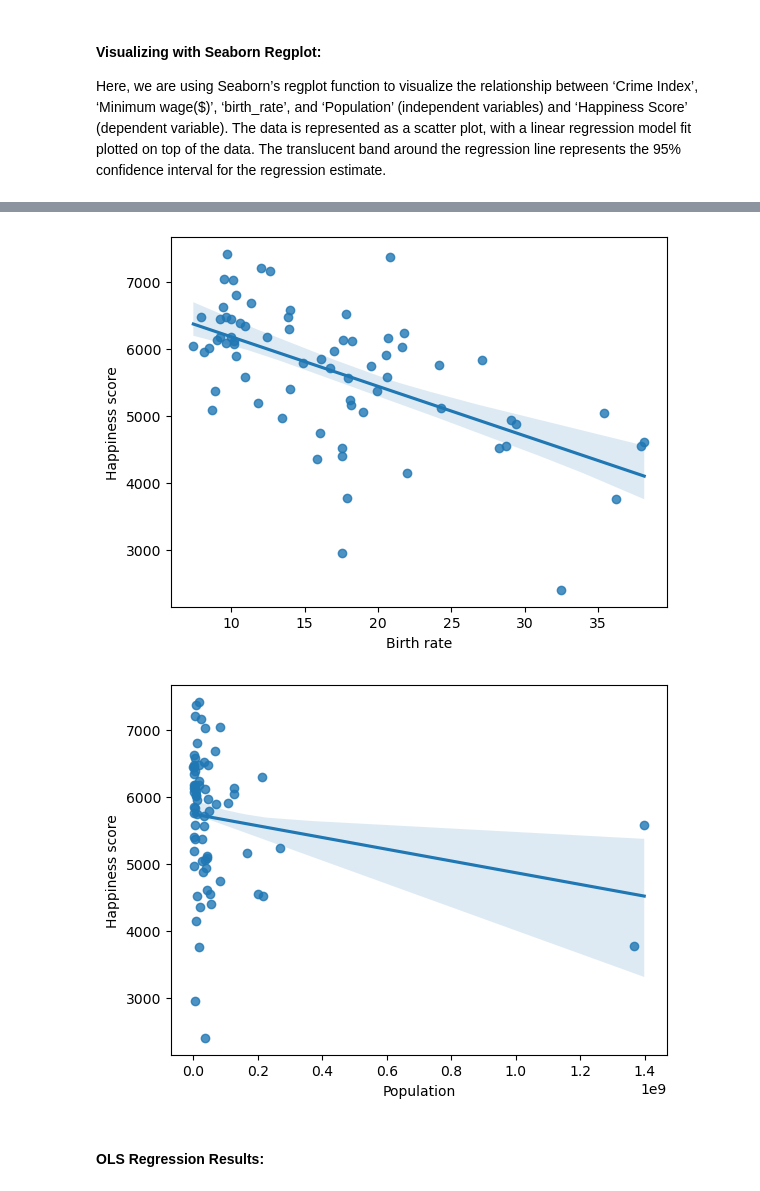
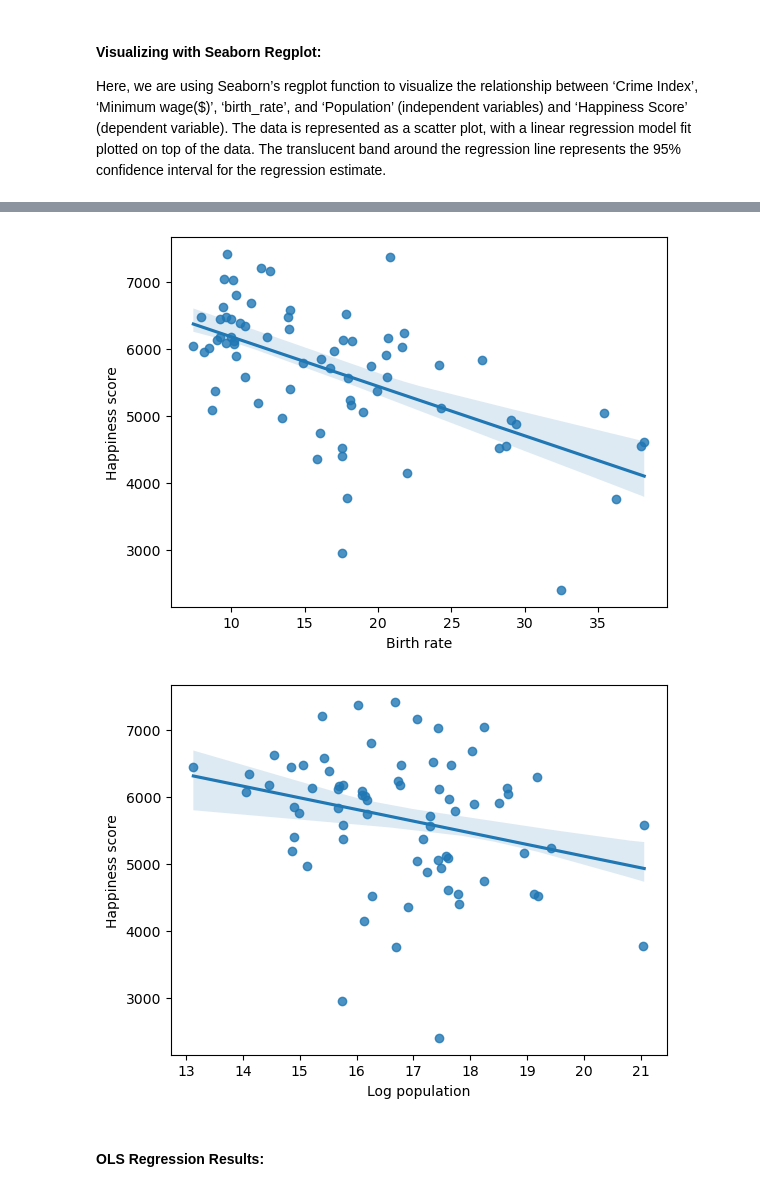
Before and after one commit to yixuanzhou1221/info2950, a Jupyter notebook: Phase 5/Phase5 2.ipynb, the cells around one changed output, grey strips where cells are left out. Saved outputs shown, nothing was run; the diff lists cells and outputs as text; code cells hidden in the pictures.

```diff
--- a/Phase 5/Phase5 2.ipynb
+++ b/Phase 5/Phase5 2.ipynb
@@ -438,7 +437,7 @@ plt.show()
 #### Visualizing with Seaborn Regplot:
 Here, we are using Seaborn’s regplot function to visualize the relationship between ‘Crime Index’, ‘Minimum wage($)’, ‘birth_rate’, and ‘Population’ (independent variables) and ‘Happiness Score’ (dependent variable). The data is represented as a scatter plot, with a linear regression model fit plotted on top of the data. The translucent band around the regression line represents the 95% confidence interval for the regression estimate.
 # %%
-x_vars = ['Crime index', 'Minimum wage ($)', 'Birth rate', 'Population']
+x_vars = ['Crime index', 'Minimum wage ($)', 'Birth rate', 'Log population']
 for x_var in x_vars:
     ax = sns.regplot(data=hypothesis2_df , x=x_var, y='Happiness score', n_boot=10)
     plt.show()
@@ -448,5 +447,5 @@ for x_var in x_vars:
 [figure]
-[figure, old version]
+[figure, new version]
 # %% [markdown]
 #### OLS Regression Results:
 # %%
```
Also changed, not shown: parts of 11 cells of this notebook.
